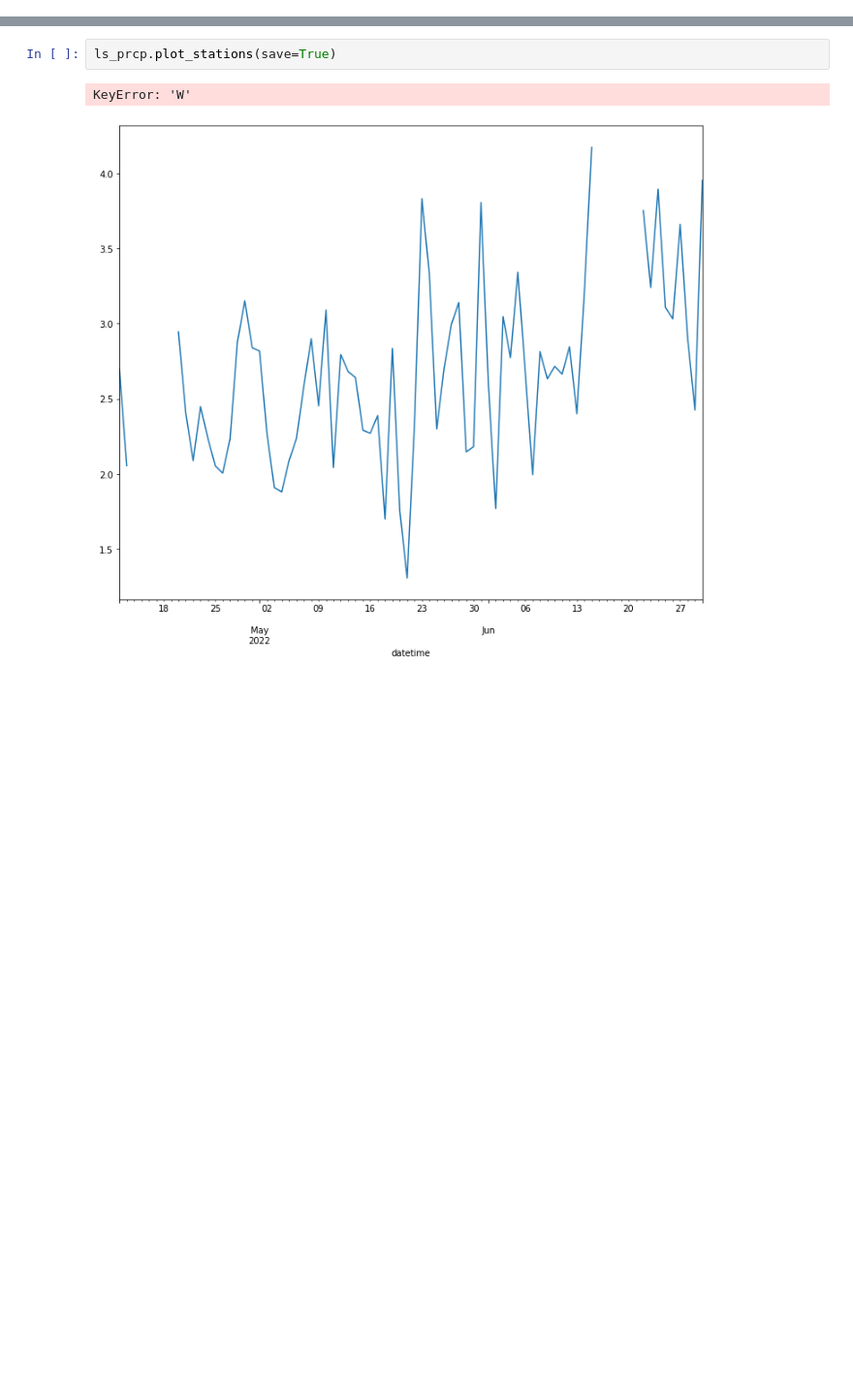
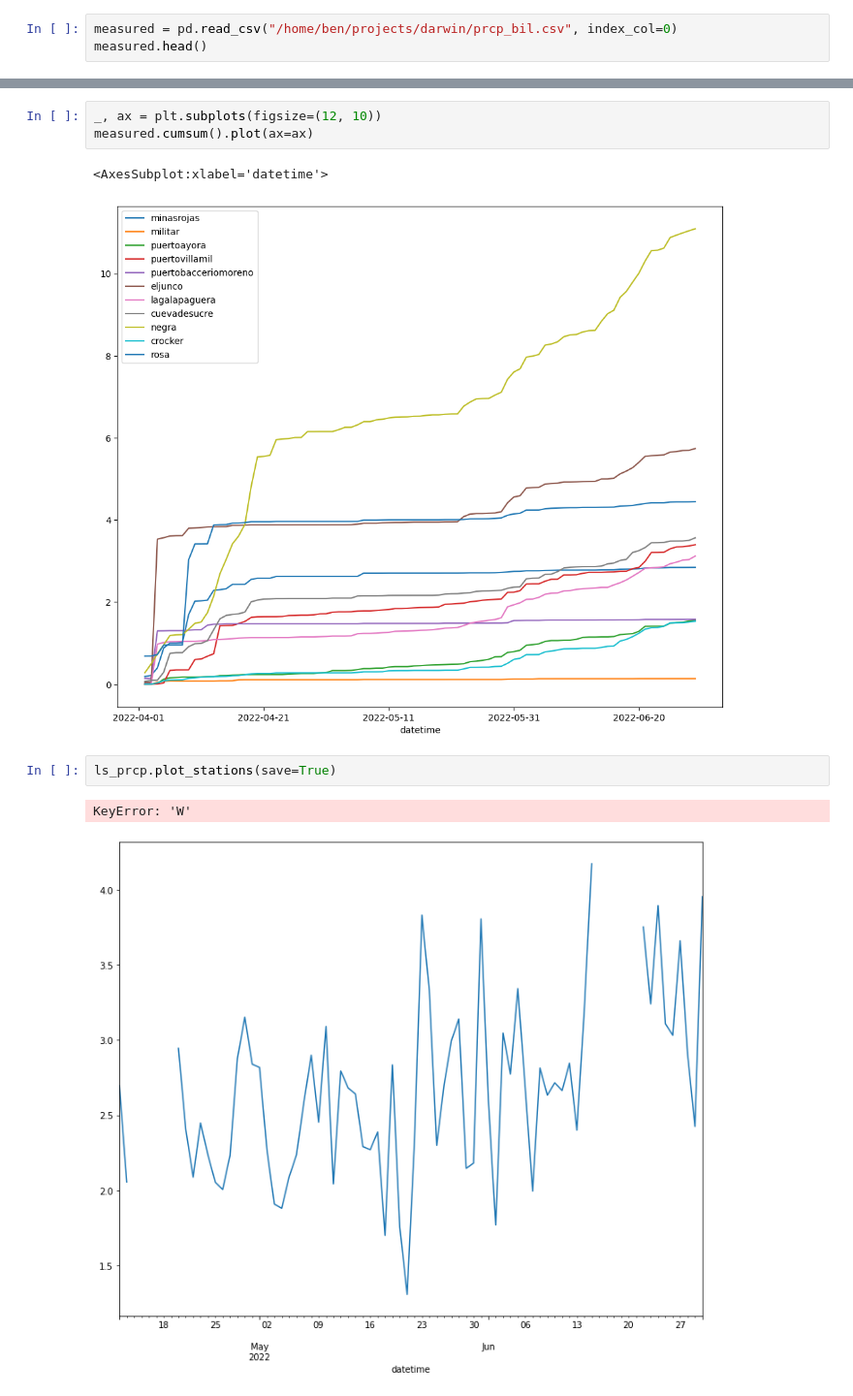
Before and after one commit to benatouba/darwin, a Jupyter notebook: analysis_of_measurements.ipynb, the cells around one changed output, grey strips where cells are left out. Shown at 97% size. Saved outputs shown, nothing was run; the diff lists cells and outputs as text; blank space fills up the shorter version.

```diff
--- a/analysis_of_measurements.ipynb
+++ b/analysis_of_measurements.ipynb
@@ -21,0 +23,3 @@ RuntimeError: dataset Grid not understood.
+# %%
+measured = pd.read_csv("/home/ben/projects/darwin/prcp_bil.csv", index_col=0)
+measured.head()
@@ -22,3 +34,9 @@ RuntimeError: dataset Grid not understood.
+# %%
+_, ax = plt.subplots(figsize=(12, 10))
+measured.cumsum().plot(ax=ax)
+# %% [output]
+<AxesSubplot:xlabel='datetime'>
+[figure, added]
 # %%
 ls_prcp.plot_stations(save=True)
 # %% [output]
```
Also changed, not shown: parts of 3 cells of this notebook, 10 other files.
